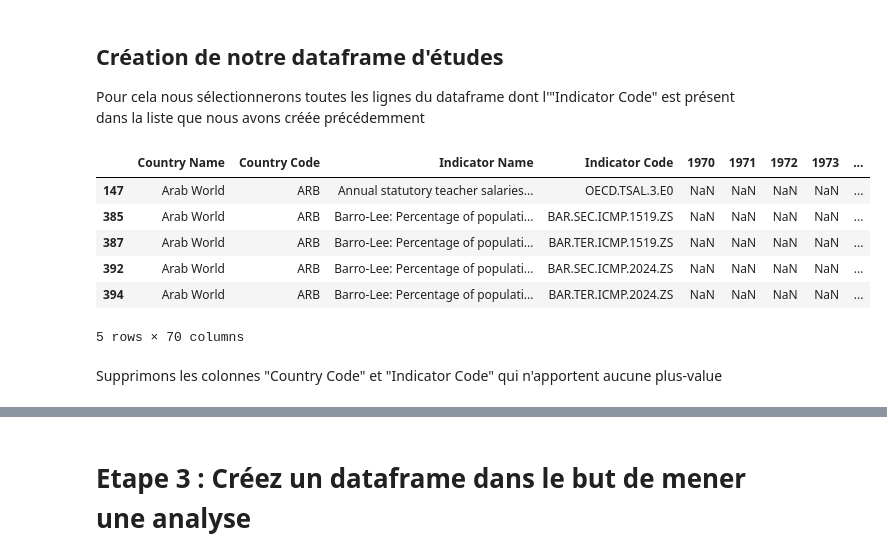
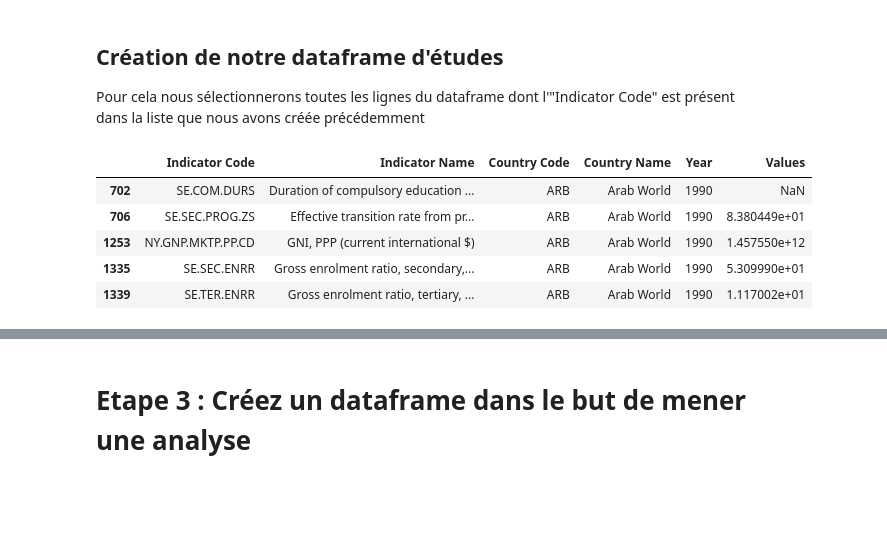
Before and after one commit to lalende/OpenClassRooms-Certification-Data-Scientist, a Jupyter notebook: Projet 2 - Analysez des données de systèmes éducatifs/Projet 2.ipynb, the cells around one changed output, grey strips where cells are left out. Drawn from its saved outputs; the diff is of its cells as text; code cells hidden in the pictures; blank space fills up the shorter version.

```diff
--- a/Projet 2 - Analysez des données de systèmes éducatifs/Projet 2.ipynb
+++ b/Projet 2 - Analysez des données de systèmes éducatifs/Projet 2.ipynb
@@ -964,2 +963,0 @@ L'indicateur est présent pour 242 lignes, ce qui est cohérent avec ce que pré
-# %%
-indicateurs.append("BAR.SEC.ICMP.2024.ZS")
@@ -987,2 +963,0 @@ L'indicateur est présent pour 242 lignes, ce qui est cohérent avec ce que pré
-# %%
-indicateurs.append("BAR.TER.ICMP.2024.ZS")
@@ -988,0 +992,2 @@ indicateurs.append("BAR.TER.ICMP.2024.ZS")
+# %%
+indicateurs.append("SE.PRE.ENRL.TC.ZS")
@@ -988,0 +1009,2 @@ indicateurs.append("BAR.TER.ICMP.2024.ZS")
+# %%
+indicateurs.append("SL.UEM.TOTL.ZS")
@@ -990,15 +1025,12 @@ indicateurs.append("BAR.TER.ICMP.2024.ZS")
 ## Création de notre dataframe d'études
 Pour cela nous sélectionnerons toutes les lignes du dataframe dont l'"Indicator Code" est présent dans la liste que nous avons créée précédemment
 # %%
-df = data_df[data_df["Indicator Code"].isin(indicateurs)]
+df = data[data["Indicator Code"].isin(indicateurs)]
 df.head()
 # %% [output]
-|  | Country Name | Country Code | Indicator Name | Indicator Code | 1970 | 1971 | 1972 | 1973 | ... |
-| 147 | Arab World | ARB | Annual statutory teacher salaries... | OECD.TSAL.3.E0 | NaN | NaN | NaN | NaN | ... |
-| 385 | Arab World | ARB | Barro-Lee: Percentage of populati... | BAR.SEC.ICMP.1519.ZS | NaN | NaN | NaN | NaN | ... |
-| 387 | Arab World | ARB | Barro-Lee: Percentage of populati... | BAR.TER.ICMP.1519.ZS | NaN | NaN | NaN | NaN | ... |
-| 392 | Arab World | ARB | Barro-Lee: Percentage of populati... | BAR.SEC.ICMP.2024.ZS | NaN | NaN | NaN | NaN | ... |
-| 394 | Arab World | ARB | Barro-Lee: Percentage of populati... | BAR.TER.ICMP.2024.ZS | NaN | NaN | NaN | NaN | ... |
+|  | Indicator Code | Indicator Name | Country Code | Country Name | Year | Values |
+| 702 | SE.COM.DURS | Duration of compulsory education ... | ARB | Arab World | 1990 | NaN |
+| 706 | SE.SEC.PROG.ZS | Effective transition rate from pr... | ARB | Arab World | 1990 | 8.380449e+01 |
+| 1253 | NY.GNP.MKTP.PP.CD | GNI, PPP (current international $) | ARB | Arab World | 1990 | 1.457550e+12 |
+| 1335 | SE.SEC.ENRR | Gross enrolment ratio, secondary,... | ARB | Arab World | 1990 | 5.309990e+01 |
+| 1339 | SE.TER.ENRR | Gross enrolment ratio, tertiary, ... | ARB | Arab World | 1990 | 1.117002e+01 |
-5 rows × 70 columns
-# %% [markdown]
-Supprimons les colonnes "Country Code" et "Indicator Code" qui n'apportent aucune plus-value
```
Also changed, not shown: parts of 178 cells of this notebook.
